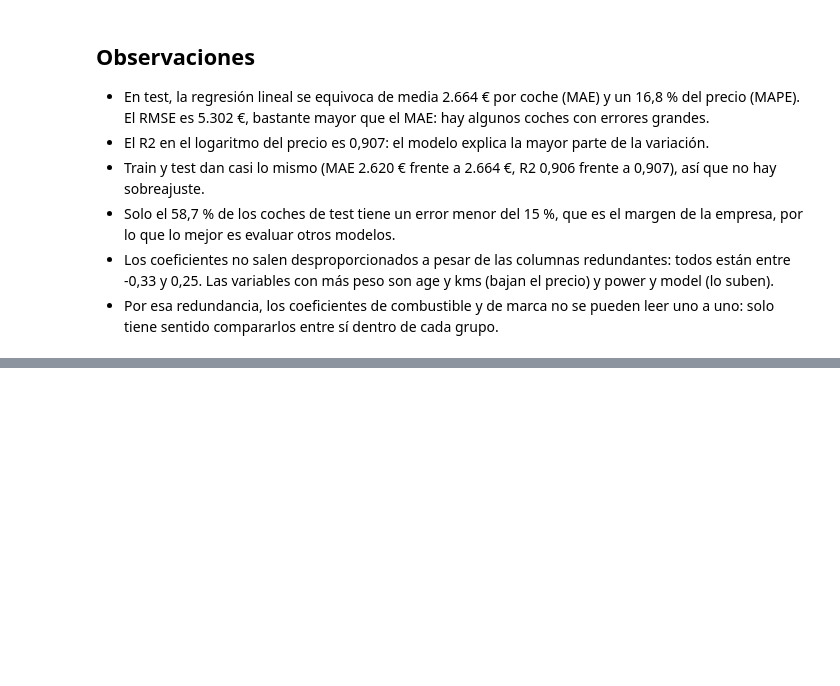
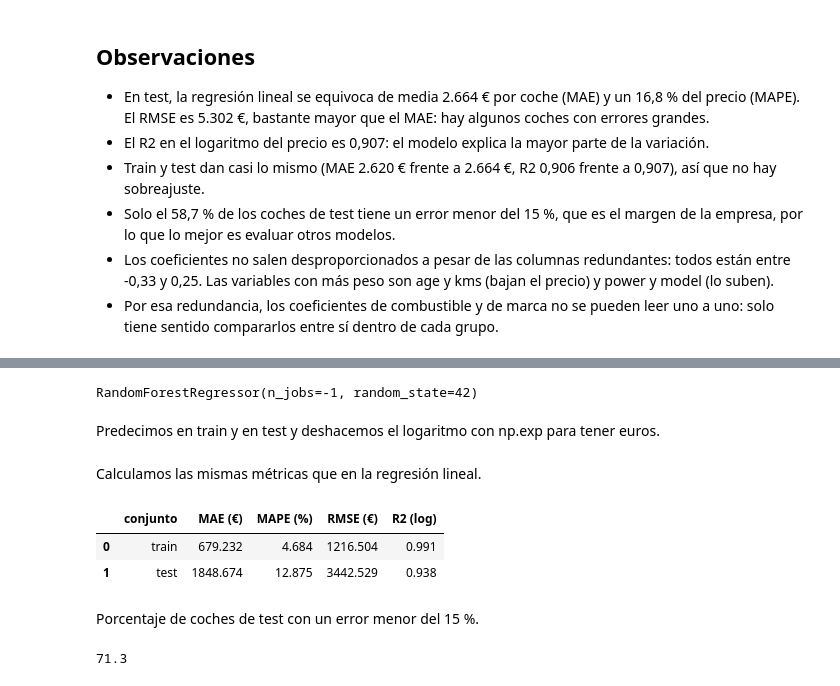
Before and after one commit to rusamen86/tfm-p1-precio-coches, a Jupyter notebook: notebooks/04_modelado.ipynb, the cells around one changed output, grey strips where cells are left out. Cells and saved outputs as stored; diff of their text form; code cells hidden in the pictures; blank space fills up the shorter version.

```diff
--- a/notebooks/04_modelado.ipynb
+++ b/notebooks/04_modelado.ipynb
@@ -162,0 +181,44 @@ metricas.to_csv('../outputs/metricas_lineal.csv', index=False)
+# %%
+from sklearn.ensemble import RandomForestRegressor
+rf = RandomForestRegressor(random_state=42, n_jobs=-1)
+rf.fit(X_train, y_train)
+# %% [output]
+RandomForestRegressor(n_jobs=-1, random_state=42)
+# %% [markdown]
+Predecimos en train y en test y deshacemos el logaritmo con np.exp para tener euros.
+# %%
+rf_pred_train = np.exp(rf.predict(X_train))
+rf_pred_test = np.exp(rf.predict(X_test))
+# %% [markdown]
+Calculamos las mismas métricas que en la regresión lineal.
+# %%
+rf_mae_train = mean_absolute_error(real_train, rf_pred_train)
+rf_mape_train = mean_absolute_percentage_error(real_train, rf_pred_train) * 100
+rf_rmse_train = np.sqrt(mean_squared_error(real_train, rf_pred_train))
+rf_r2_train = r2_score(y_train, np.log(rf_pred_train))
+# %%
+rf_mae_test = mean_absolute_error(real_test, rf_pred_test)
+rf_mape_test = mean_absolute_percentage_error(real_test, rf_pred_test) * 100
+rf_rmse_test = np.sqrt(mean_squared_error(real_test, rf_pred_test))
+rf_r2_test = r2_score(y_test, np.log(rf_pred_test))
+# %%
+metricas_rf = pd.DataFrame({
+    'conjunto': ['train', 'test'],
+    'MAE (€)': [rf_mae_train, rf_mae_test],
+    'MAPE (%)': [rf_mape_train, rf_mape_test],
+    'RMSE (€)': [rf_rmse_train, rf_rmse_test],
+    'R2 (log)': [rf_r2_train, rf_r2_test]
+})
+metricas_rf.round(3)
+# %% [output]
+|  | conjunto | MAE (€) | MAPE (%) | RMSE (€) | R2 (log) |
+| 0 | train | 679.232 | 4.684 | 1216.504 | 0.991 |
+| 1 | test | 1848.674 | 12.875 | 3442.529 | 0.938 |
+# %% [markdown]
+Porcentaje de coches de test con un error menor del 15 %.
+# %%
+rf_error_relativo = np.abs(rf_pred_test - real_test) / real_test
+rf_dentro_margen = (rf_error_relativo < 0.15).mean() * 100
+print(round(rf_dentro_margen, 1))
+# %% [output]
+71.3
```
Also changed, not shown: parts of 27 cells of this notebook, 3 other files.
